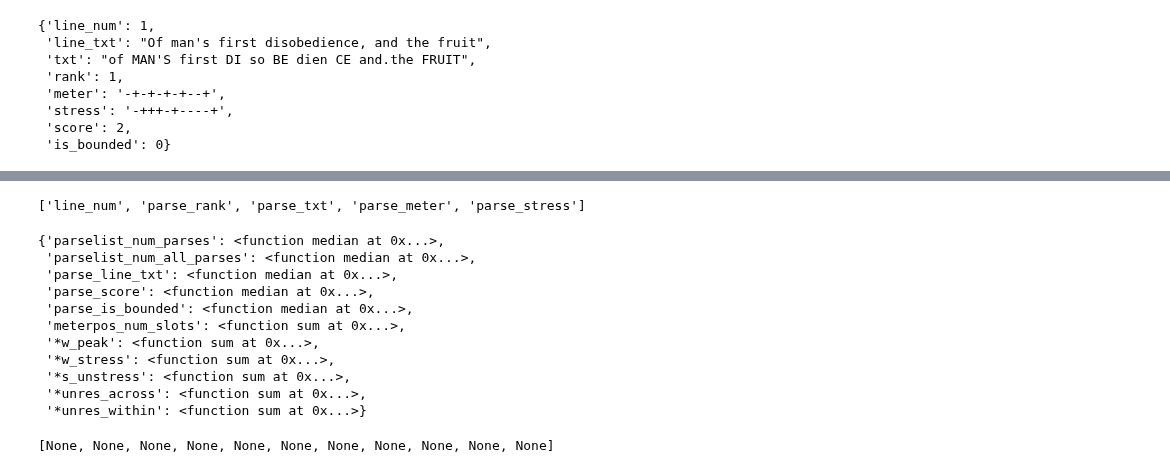
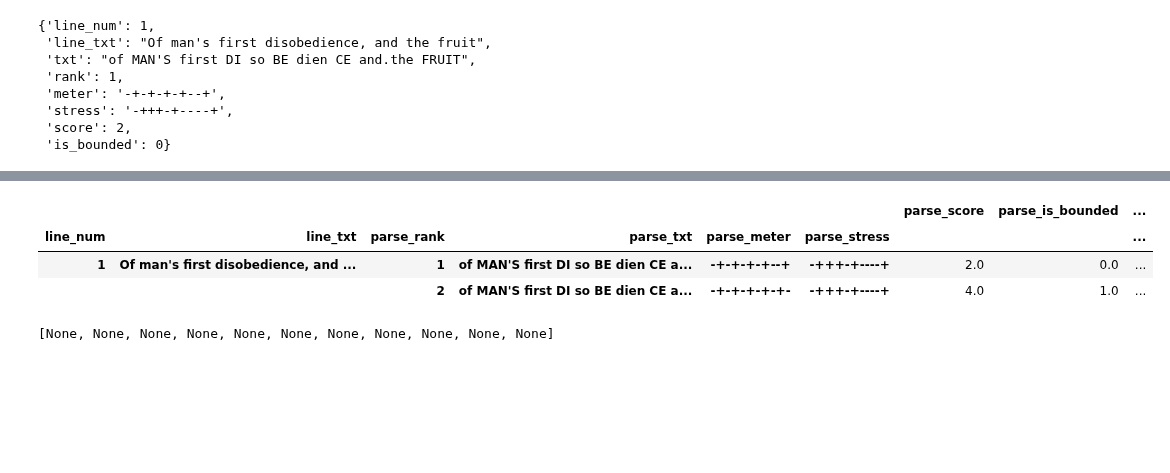
Before and after one commit to quadrismegistus/prosodic, a Jupyter notebook: notebooks/dev_parselist2.ipynb, the cells around one changed output, grey strips where cells are left out. Saved outputs shown, nothing was run; the diff lists cells and outputs as text; code cells hidden in the pictures; blank space fills up the shorter version.

```diff
--- a/notebooks/dev_parselist2.ipynb
+++ b/notebooks/dev_parselist2.ipynb
@@ -77,18 +58,10 @@ def df(self):
-# %%
-df(parses)
-# %% [output]
-['line_num', 'parse_rank', 'parse_txt', 'parse_meter', 'parse_stress']
-{'parselist_num_parses': <function median at 0x...>,
- 'parselist_num_all_parses': <function median at 0x...>,
- 'parse_line_txt': <function median at 0x...>,
- 'parse_score': <function median at 0x...>,
- 'parse_is_bounded': <function median at 0x...>,
- 'meterpos_num_slots': <function sum at 0x...>,
- '*w_peak': <function sum at 0x...>,
- '*w_stress': <function sum at 0x...>,
- '*s_unstress': <function sum at 0x...>,
- '*unres_across': <function sum at 0x...>,
- '*unres_within': <function sum at 0x...>}
+# %%
+parses.df
+# %% [output]
+|  |  |  |  |  |  | parse_score | parse_is_bounded | ... |
+| line_num | line_txt | parse_rank | parse_txt | parse_meter | parse_stress |  |  | ... |
+| 1 | Of man's first disobedience, and ... | 1 | of MAN'S first DI so BE dien CE a... | -+-+-+-+--+ | -+++-+----+ | 2.0 | 0.0 | ... |
+|  |  | 2 | of MAN'S first DI so BE dien CE a... | -+-+-+-+-+- | -+++-+----+ | 4.0 | 1.0 | ... |
 # %%
 res=line.parse()
 # %%
```
Also changed, not shown: parts of 5 cells of this notebook, 6 other files.
